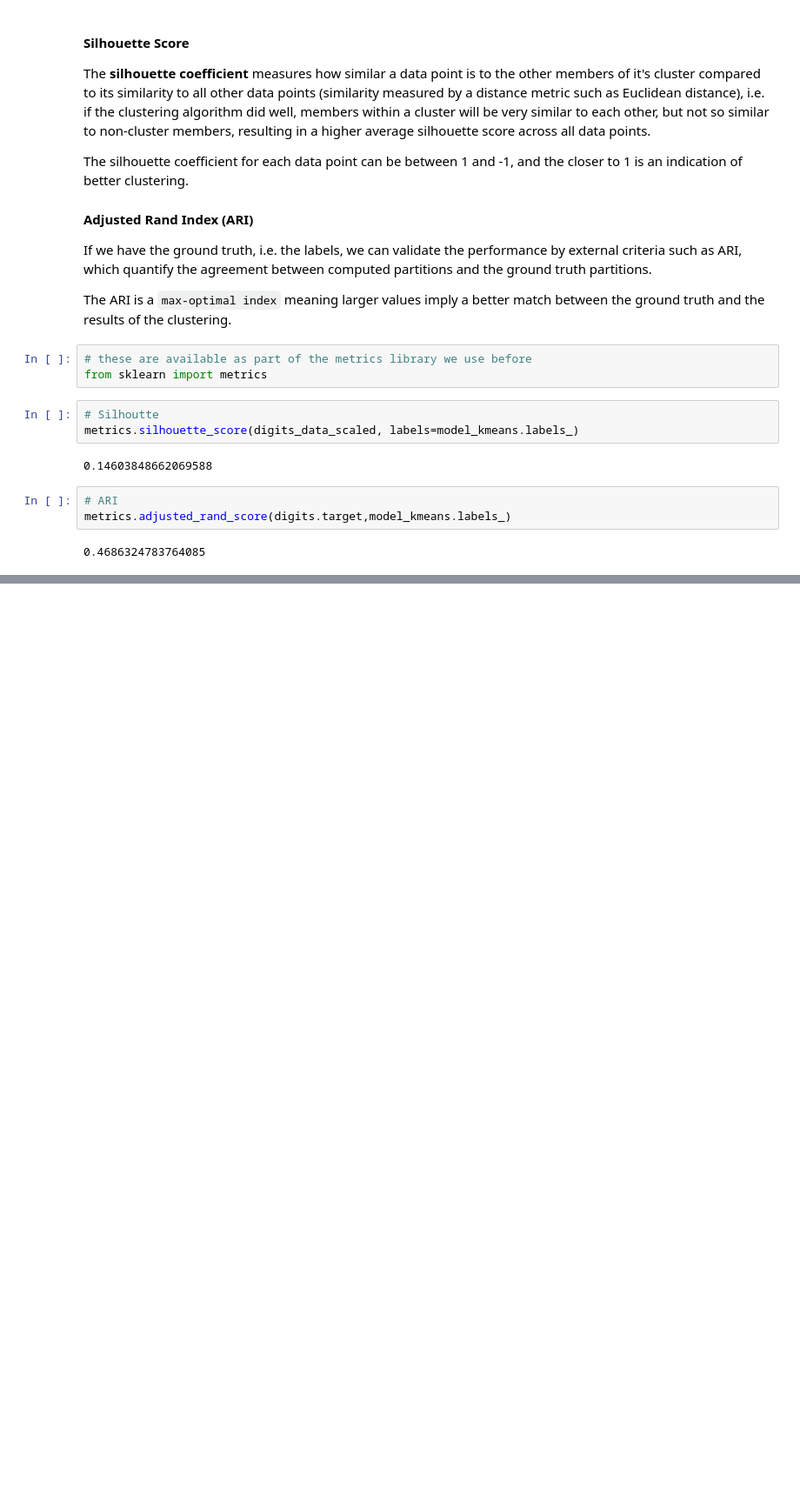
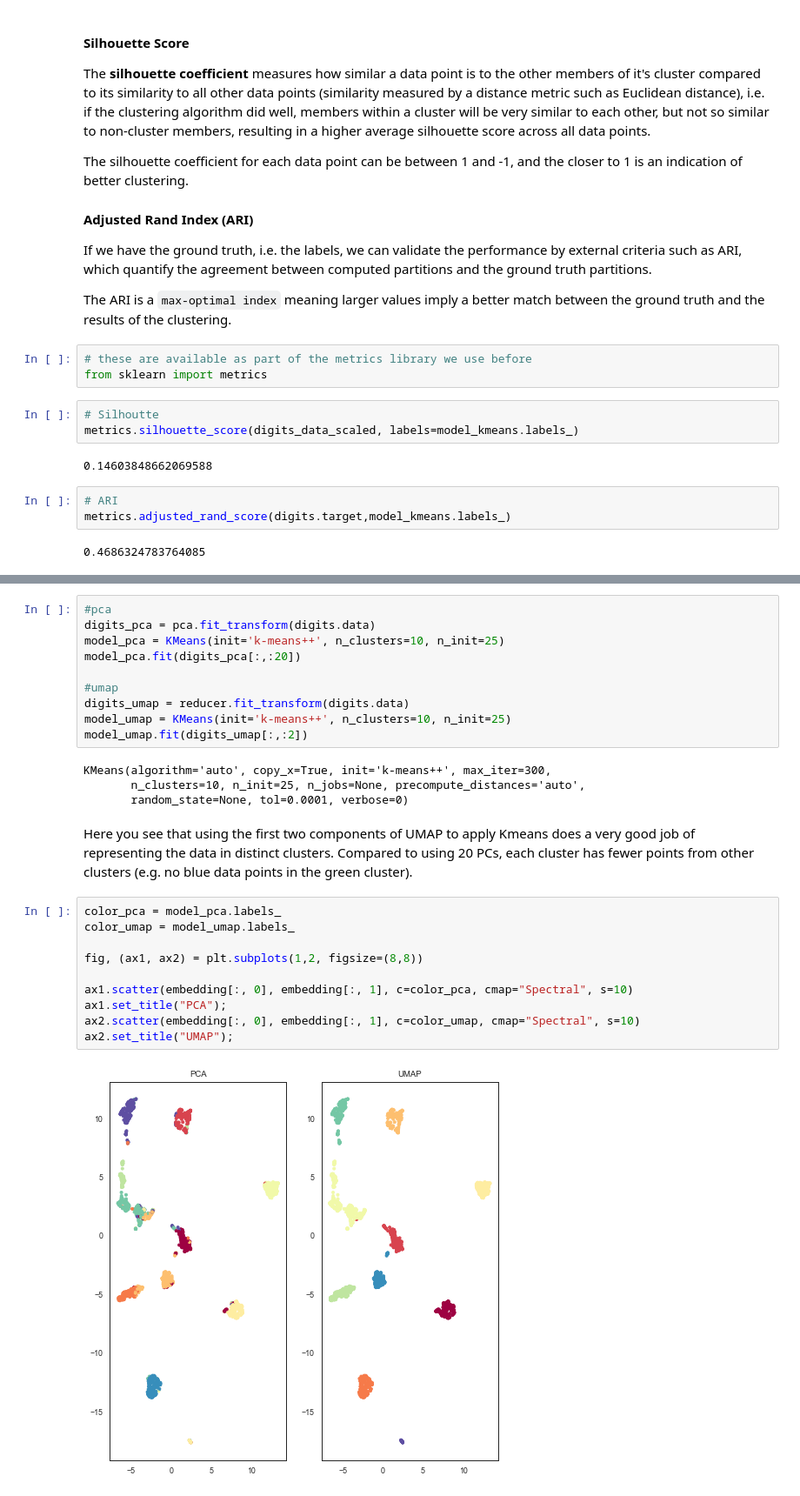
Before and after one commit to BME1478H/BME1478material, a Jupyter notebook: Lectures/week12/lesson.ipynb, the cells around one changed output, grey strips where cells are left out. Shown: that part at 87% size. Saved outputs shown, nothing was run; the diff lists cells and outputs as text; blank space fills up the shorter version.

```diff
--- a/Lectures/week12/lesson.ipynb
+++ b/Lectures/week12/lesson.ipynb
@@ -504,0 +557,28 @@ metrics.adjusted_rand_score(digits.target,model_kmeans.labels_)
+# %%
+#pca
+digits_pca = pca.fit_transform(digits.data)
+model_pca = KMeans(init='k-means++', n_clusters=10, n_init=25)
+model_pca.fit(digits_pca[:,:20])
+
+#umap
+digits_umap = reducer.fit_transform(digits.data)
+model_umap = KMeans(init='k-means++', n_clusters=10, n_init=25)
+model_umap.fit(digits_umap[:,:2])
+# %% [output]
+KMeans(algorithm='auto', copy_x=True, init='k-means++', max_iter=300,
+       n_clusters=10, n_init=25, n_jobs=None, precompute_distances='auto',
+       random_state=None, tol=0.0001, verbose=0)
+# %% [markdown]
+Here you see that using the first two components of UMAP to apply Kmeans does a very good job of representing the data in distinct clusters. Compared to using 20 PCs, each cluster has fewer points from other clusters (e.g. no blue data points in the green cluster).
+# %%
+color_pca = model_pca.labels_
+color_umap = model_umap.labels_
+
+fig, (ax1, ax2) = plt.subplots(1,2, figsize=(8,8))
+
+ax1.scatter(embedding[:, 0], embedding[:, 1], c=color_pca, cmap="Spectral", s=10)
+ax1.set_title("PCA");
+ax2.scatter(embedding[:, 0], embedding[:, 1], c=color_umap, cmap="Spectral", s=10)
+ax2.set_title("UMAP");
+# %% [output]
+[figure, added]
```
Also changed, not shown: parts of 23 cells of this notebook.
